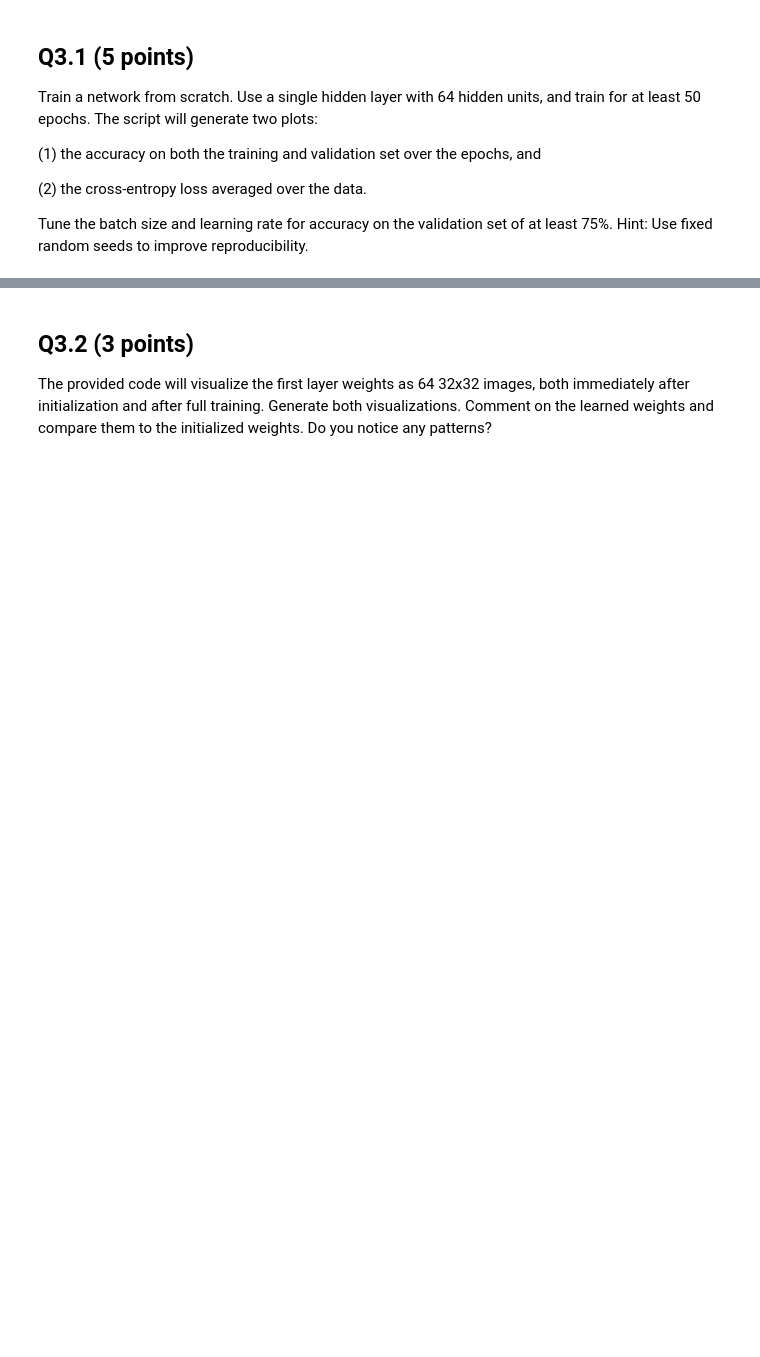
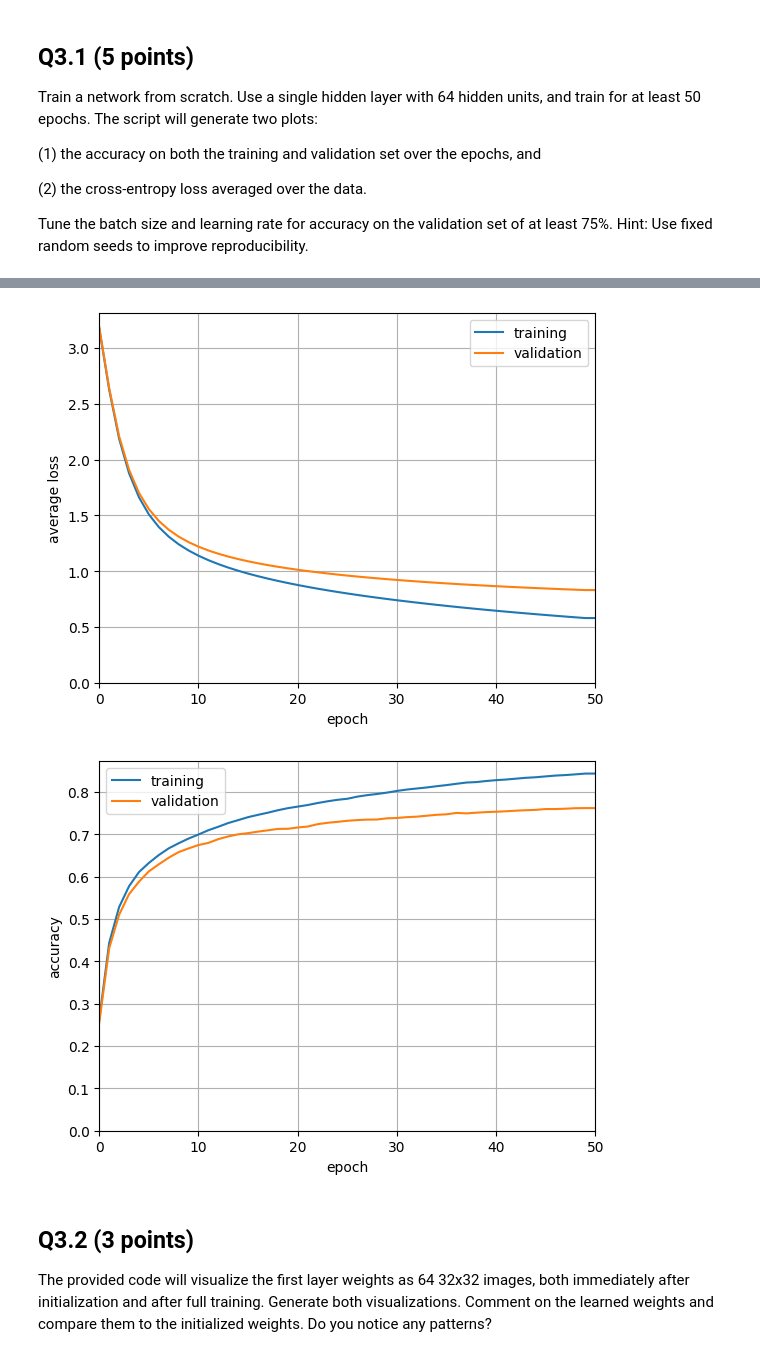
Before and after one commit to PAOK-2001/ComputerVision-16720, a Jupyter notebook: hw5/HW5_NeuralNetworks.ipynb, the cells around one changed output, grey strips where cells are left out. Saved outputs shown, nothing was run; the diff lists cells and outputs as text; code cells hidden in the pictures; blank space fills up the shorter version.

```diff
--- a/hw5/HW5_NeuralNetworks.ipynb
+++ b/hw5/HW5_NeuralNetworks.ipynb
@@ -317,7 +317,7 @@ def forward(X,params,name='',activation=sigmoid):
     b = params['b' + name]
 
     pre_act  = X @ W + b
-    post_act = sigmoid(pre_act)
+    post_act = activation(pre_act)
 
     params['cache_' + name] = (X, pre_act, post_act)
 
@@ -369,15 +369,14 @@ def compute_loss_and_acc(y, probs):
     y -- the labels, which is a numpy array of size [number of examples, number of classes]
     probs -- the probabilities output by the classifier, i.e. f(x), which is a numpy array of size [number of examples, number of classes]
     """
-    eps = 1e-10
-
     loss, acc = None, None
     # Using cross-entropy loss
-    loss = -np.sum(y * np.log(probs + eps))
+    loss = -np.sum(y * np.log(probs))
 
+    gt = np.argmax(y, axis=1)
     preds = np.argmax(probs, axis=1)
-    gt = np.argmax(y, axis=1)
-    acc = np.mean(preds == gt)
+
+    acc = np.sum(gt == preds) / len(gt)
 
     return loss, acc
 # %% [markdown]
@@ -750,26 +773,32 @@ with open('/content/q3_weights.pickle', 'wb') as handle:
   pickle.dump(saved_params, handle, protocol=pickle.HIGHEST_PROTOCOL)
 # %%
 # plot loss curves
-plt.plot(range(len(train_loss)), train_loss, label="training")
-plt.plot(range(len(valid_loss)), valid_loss, label="validation")
-plt.xlabel("epoch")
-plt.ylabel("average loss")
-plt.xlim(0, len(train_loss)-1)
-plt.ylim(0, None)
-plt.legend()
-plt.grid()
-plt.show()
+def plot_losses(losses):
+    train_loss, valid_loss, train_acc, valid_acc, test_acc= losses
+    plt.plot(range(len(train_loss)), train_loss, label="training")
+    plt.plot(range(len(valid_loss)), valid_loss, label="validation")
+    plt.xlabel("epoch")
+    plt.ylabel("average loss")
+    plt.xlim(0, len(train_loss)-1)
+    plt.ylim(0, None)
+    plt.legend()
+    plt.grid()
+    plt.show()
 
-# plot accuracy curves
-plt.plot(range(len(train_acc)), train_acc, label="training")
-plt.plot(range(len(valid_acc)), valid_acc, label="validation")
-plt.xlabel("epoch")
-plt.ylabel("accuracy")
-plt.xlim(0, len(train_acc)-1)
-plt.ylim(0, None)
-plt.legend()
-plt.grid()
-plt.show()
+    # plot accuracy curves
+    plt.plot(range(len(train_acc)), train_acc, label="training")
+    plt.plot(range(len(valid_acc)), valid_acc, label="validation")
+    plt.xlabel("epoch")
+    plt.ylabel("accuracy")
+    plt.xlim(0, len(train_acc)-1)
+    plt.ylim(0, None)
+    plt.legend()
+    plt.grid()
+    plt.show()
+plot_losses((train_loss, valid_loss, train_acc, valid_acc, test_acc))
+# %% [output]
+[figure, added]
+[figure, added]
 # %% [markdown]
 ## Q3.2 (3 points)
 
```
Also changed, not shown: parts of 22 cells of this notebook.
